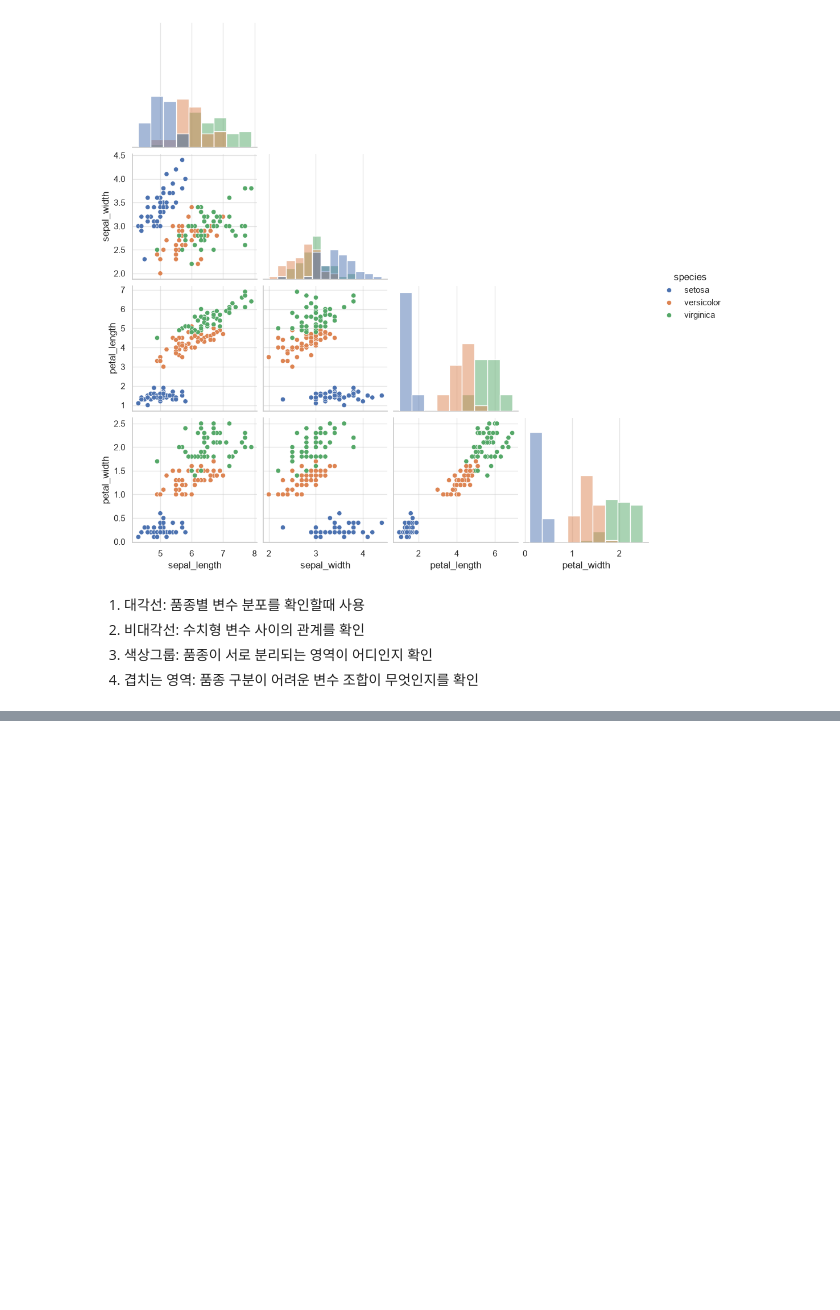
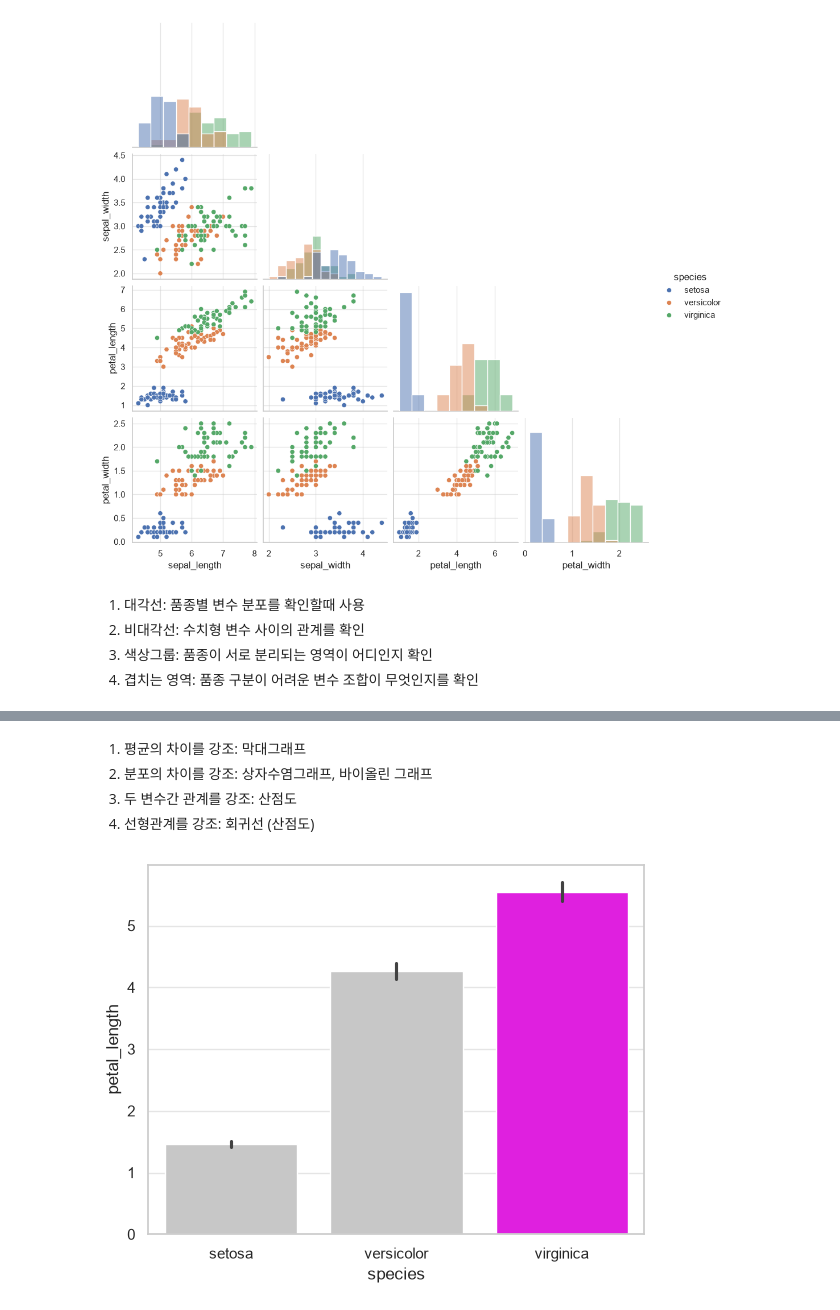
Before and after one commit to eddie1031/2026_SKP_005, a Jupyter notebook: visualization_exp_1.ipynb, the cells around one changed output, grey strips where cells are left out. Cells and saved outputs as stored; diff of their text form; code cells hidden in the pictures; blank space fills up the shorter version.

```diff
--- a/visualization_exp_1.ipynb
+++ b/visualization_exp_1.ipynb
@@ -479,0 +536,25 @@ plt.show()
+# %% [markdown]
+1. 평균의 차이를 강조: 막대그래프
+2. 분포의 차이를 강조: 상자수염그래프, 바이올린 그래프
+3. 두 변수간 관계를 강조: 산점도
+4. 선형관계를 강조: 회귀선 (산점도)
+# %%
+highlight_palette = {
+    'setosa': '#C7C7C7',
+    'versicolor': '#C7C7C7',
+    'virginica': '#FF00FF'
+}
+
+sns.barplot(
+    data=df,
+    x='species',
+    y='petal_length',
+    palette=highlight_palette,
+    hue='species',
+    estimator='mean',
+    legend=False,
+)
+
+plt.show()
+# %% [output]
+[figure, added]
```
Also changed, not shown: parts of 7 cells of this notebook.
